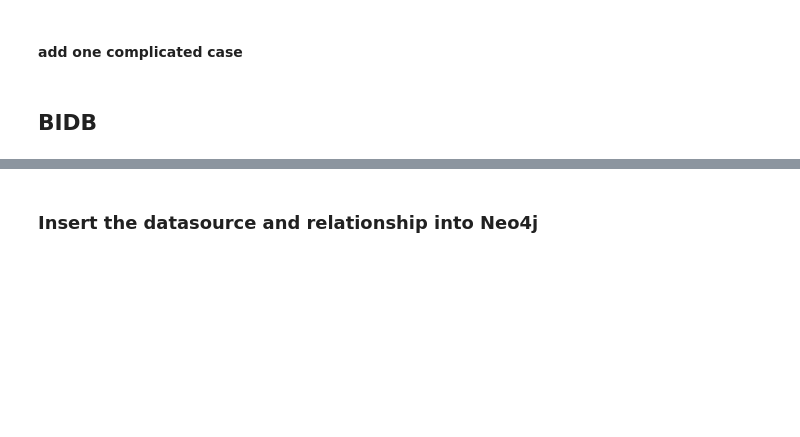
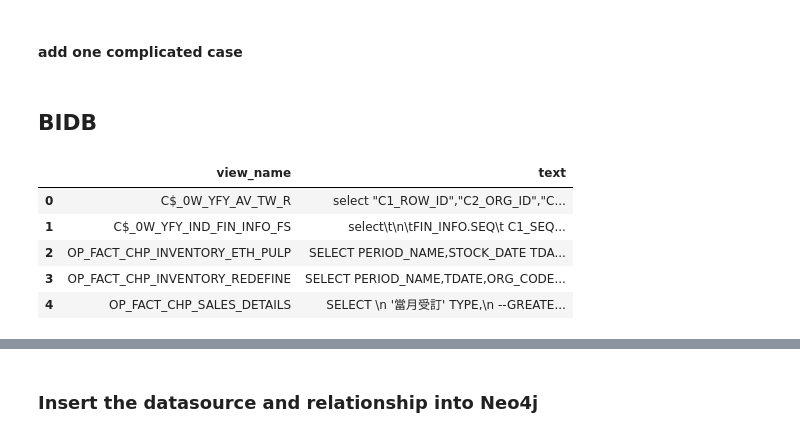
Before and after one commit to YFYDataTeam/KnowledgeBase, a Jupyter notebook: bi_sql_organizerv2.ipynb, the cells around one changed output, grey strips where cells are left out. Cells and saved outputs as stored; diff of their text form; code cells hidden in the pictures; blank space fills up the shorter version.

```diff
--- a/bi_sql_organizerv2.ipynb
+++ b/bi_sql_organizerv2.ipynb
@@ -120,10 +121,18 @@ bidb_agent = OracleAgent(BIDB)
 # %%
 query = """
 SELECT view_name, text FROM ALL_Views
 where owner = 'ODS' AND rownum <= 5
 """
 
 bidb_view = bidb_agent.read_table(query=query)
+bidb_view
+# %% [output]
+|  | view_name | text |
+| 0 | C$_0W_YFY_AV_TW_R | select "C1_ROW_ID","C2_ORG_ID","C... |
+| 1 | C$_0W_YFY_IND_FIN_INFO_FS | select\t\n\tFIN_INFO.SEQ\t C1_SEQ... |
+| 2 | OP_FACT_CHP_INVENTORY_ETH_PULP | SELECT PERIOD_NAME,STOCK_DATE TDA... |
+| 3 | OP_FACT_CHP_INVENTORY_REDEFINE | SELECT PERIOD_NAME,TDATE,ORG_CODE... |
+| 4 | OP_FACT_CHP_SALES_DETAILS | SELECT \n '當月受訂' TYPE,\n --GREATE... |
 # %%
 bidb_view['text'] = bidb_view['text'].str.replace('\n', ' ')
 bidb_view['text'] = bidb_view['text'].str.replace('\t', ' ')
```
Also changed, not shown: parts of 27 cells of this notebook, 4 other files.
